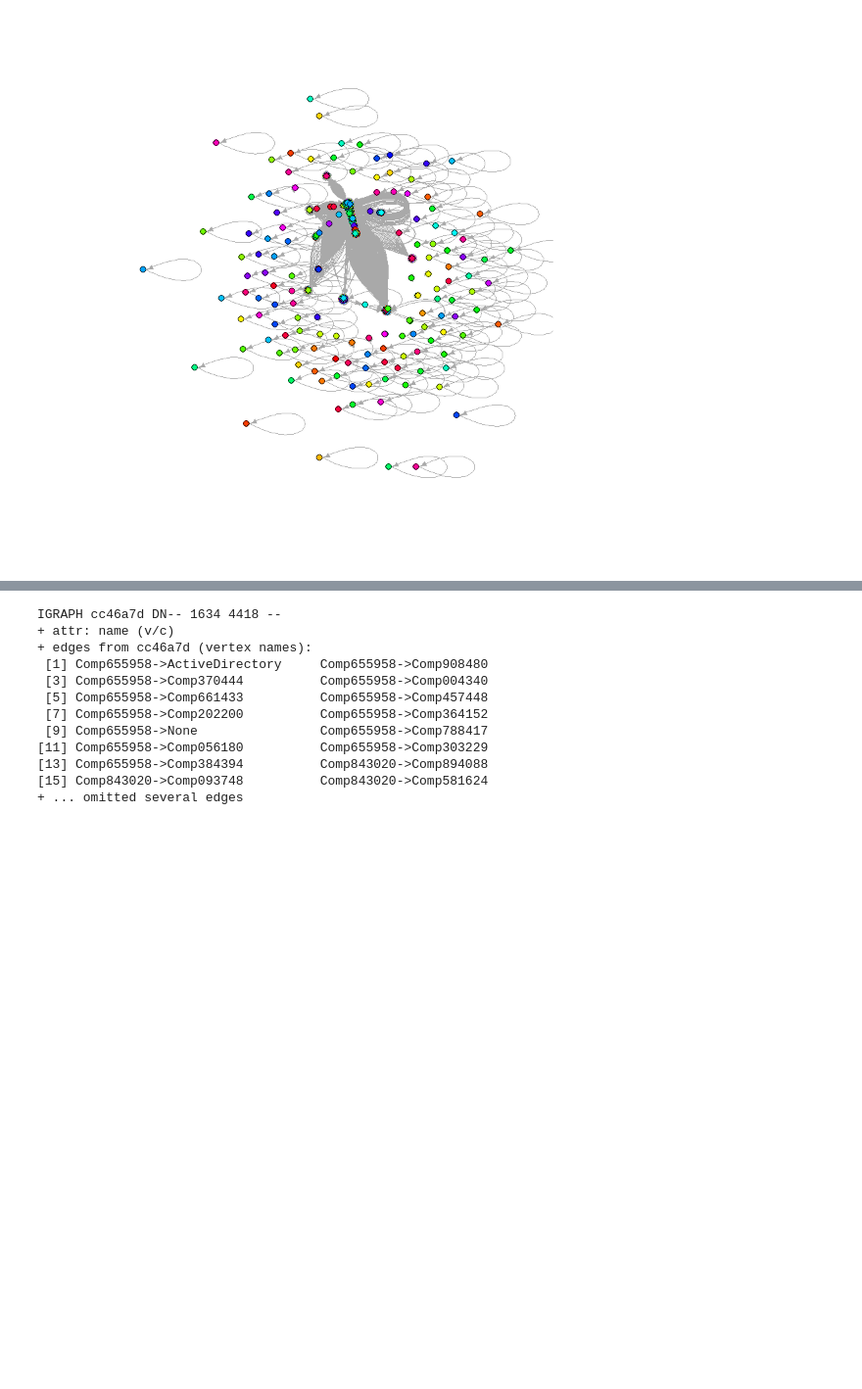
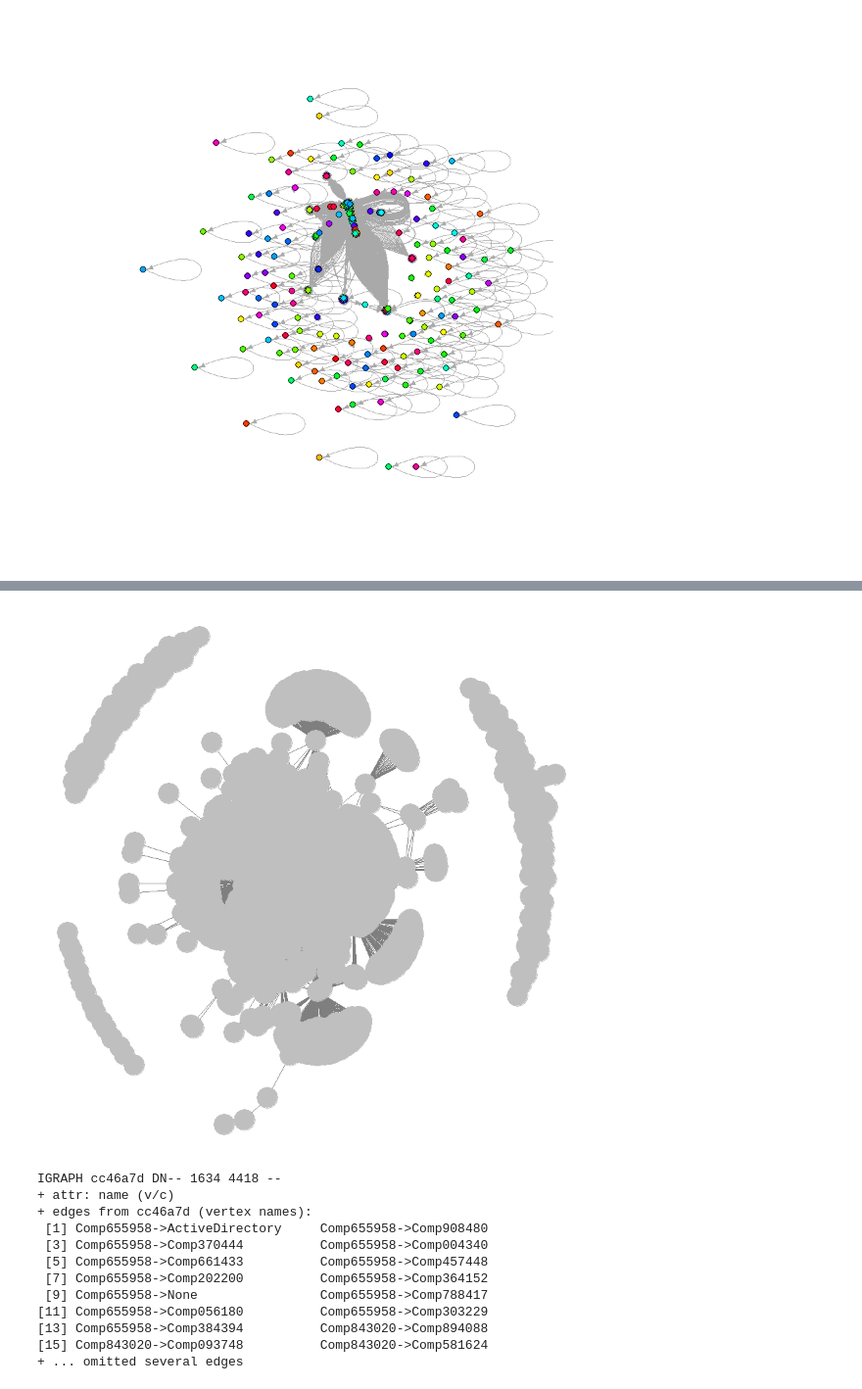
Before and after one commit to gabejg/Advanced-Cyber-Analytics-for-Attack-Detection, a Jupyter notebook: Alex/VisualEDAonAuths.ipynb, the cells around one changed output, grey strips where cells are left out. Shown at 98% size. Cells and saved outputs as stored; diff of their text form; code cells hidden in the pictures; blank space fills up the shorter version.

```diff
--- a/Alex/VisualEDAonAuths.ipynb
+++ b/Alex/VisualEDAonAuths.ipynb
@@ -327,3 +443,6 @@ head(Con)
 | Comp544870 | Comp370444 |
 | Comp277798 | None |
 | Comp894088 | Comp698972 |
+# %%
+ConNET<- network(Con, multiple=FALSE, loops=TRUE, hyper=FALSE, na.omit=TRUE)
+ConNET
@@ -347,3 +482,6 @@ IGRAPH 0a38953 DN-- 3129 7836 --
 plot(net, edge.arrow.size=.4,vertex.size = 3.5, vertex.color=rainbow(50) , vertex.label=NA)
 # %% [output]
 [figure]
+# %%
+ggnet2(ConNET)
+# %% [output]
@@ -350,3 +490,4 @@ plot(net, edge.arrow.size=.4,vertex.size = 3.5, vertex.color=rainbow(50) , verte
+[figure, added]
 # %%
 net_busy <- graph_from_data_frame(MalDat[,2:3], directed=T)
 net_quiet <- graph_from_data_frame(MalDat_quiet[,2:3], directed=T)
```
Also changed, not shown: parts of 42 cells of this notebook.
